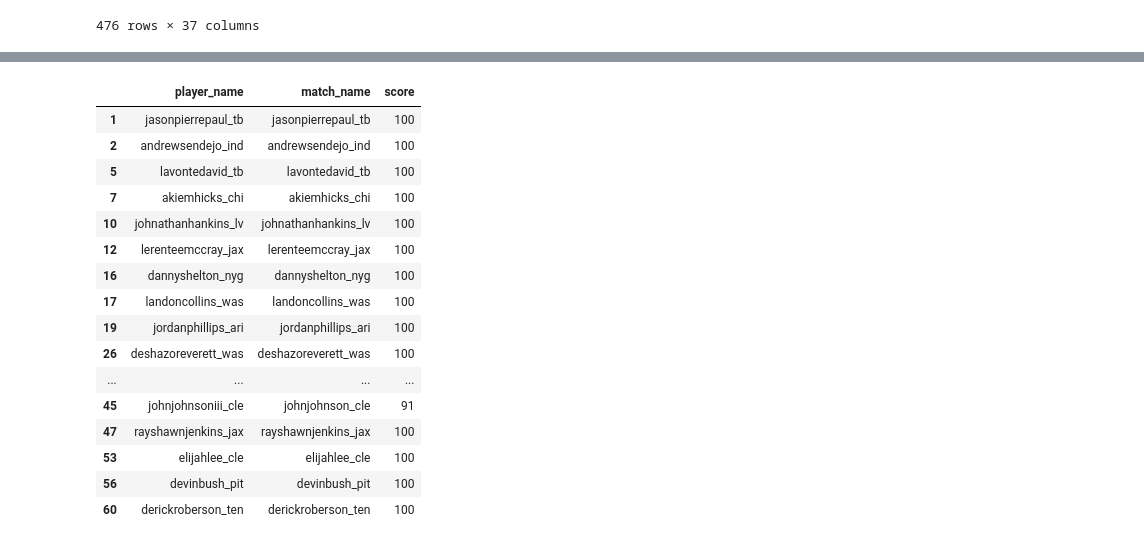
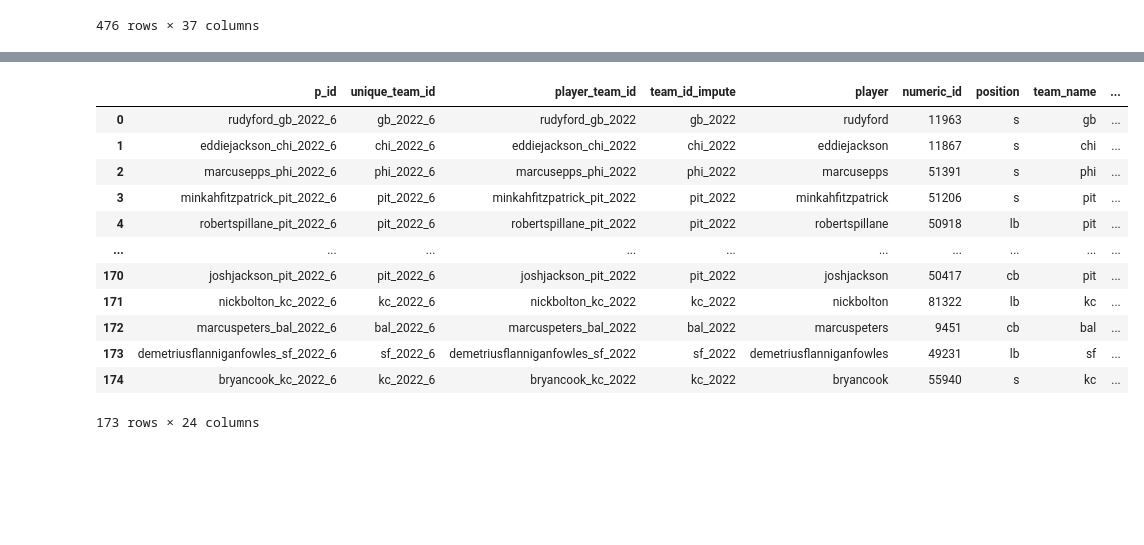
Before and after one commit to ajakks/nfl_models, a Jupyter notebook: create_player_pools_2022.ipynb, the cells around one changed output, grey strips where cells are left out. Drawn from its saved outputs; the diff is of its cells as text; code cells hidden in the pictures; blank space fills up the shorter version.

```diff
--- a/create_player_pools_2022.ipynb
+++ b/create_player_pools_2022.ipynb
@@ -405,6 +391,7 @@ nfl_injuries.columns = [x.lower() for x in nfl_injuries.columns]
 nfl_injuries = nfl_injuries[nfl_injuries['tm'] != 'FA']
 nfl_injuries.drop_duplicates(subset=['player','tm','pos'], keep='first', inplace=True)
 nfl_injuries['player'] = nfl_injuries.apply(lambda df: clean_name(df), axis=1)
+nfl_injuries['year'] = 2022
 
 
 def clean_non_player_dfs(df):
@@ -419,6 +406,10 @@ def clean_non_player_dfs(df):
     df['pos'] = df['pos'].map(cleaning_dicts.pos_dict).fillna(df['pos'])
 
     df.insert(0, "player_team", (df['player']+'_'+df['team_name']))
+    ##add player_team_id## into the nfl_injuries cleaning function ###
+    df.insert(1, "player_team_id", (df['player']+'_'+df['team_name']+'_'+df['year']))
+
+
     return df
 
 nfl_injuries = clean_non_player_dfs(nfl_injuries)
@@ -555,3 +721,48 @@ rush_std_new.head().T
+# %%
+passing_depth_new = passing_depth_new[~passing_depth_new['player_team_id'].isin(injured_players_list['match_name'])]
+passing_allowed_pressure_new = passing_allowed_pressure_new[~passing_allowed_pressure_new['player_team_id'].isin(injured_players_list['match_name'])]
+passing_pressure_new = passing_pressure_new[~passing_pressure_new['player_team_id'].isin(injured_players_list['match_name'])]
+passing_concept_new = passing_concept_new[~passing_concept_new['player_team_id'].isin(injured_players_list['match_name'])]
+time_in_pocket_new = time_in_pocket_new[~time_in_pocket_new['player_team_id'].isin(injured_players_list['match_name'])]
+passing_summ_conc_new= passing_summ_conc_new[~passing_summ_conc_new['player_team_id'].isin(injured_players_list['match_name'])]
+
+
+rec_summ_conc = rec_summ_conc[~rec_summ_conc['player_team_id'].isin(injured_players_list['match_name'])]
+receiving_concept =receiving_concept[~receiving_concept['player_team_id'].isin(injured_players_list['match_name'])]
+receiving_depth = receiving_depth[~receiving_depth['player_team_id'].isin(injured_players_list['match_name'])]
+receiving_scheme = receiving_scheme[~receiving_scheme['player_team_id'].isin(injured_players_list['match_name'])]
+
+rush_summ_conc = rush_summ_conc[~rush_summ_conc['player_team_id'].isin(injured_players_list['match_name'])]
+
+block_summ_conc = block_summ_conc[~block_summ_conc['player_team_id'].isin(injured_players_list['match_name'])]
+offense_pass_blocking = offense_pass_blocking[~offense_pass_blocking['player_team_id'].isin(injured_players_list['match_name'])]
+offense_run_blocking = offense_run_blocking[~offense_run_blocking['player_team_id'].isin(injured_players_list['match_name'])]
+
+def_summ_conc = def_summ_conc[~def_summ_conc['player_team_id'].isin(injured_players_list['match_name'])]
+pass_rush_summary = pass_rush_summary[~pass_rush_summary['player_team_id'].isin(injured_players_list['match_name'])]
+run_defense_summary = run_defense_summary[~run_defense_summary['player_team_id'].isin(injured_players_list['match_name'])]
+defense_coverage_scheme = defense_coverage_scheme[~defense_coverage_scheme['player_team_id'].isin(injured_players_list['match_name'])]
+defense_coverage_summary = defense_coverage_summary[~defense_coverage_summary['player_team_id'].isin(injured_players_list['match_name'])]
+slot_coverage = slot_coverage[~slot_coverage['player_team_id'].isin(injured_players_list['match_name'])]
+
+st_kickers = st_kickers[~st_kickers['player_team_id'].isin(injured_players_list['match_name'])]
+#st_punters = st_punters[~st_punters['player_team_id'].isin(injured_players_list['match_name'])]
+# %%
+slot_coverage
+# %% [output]
+|  | p_id | unique_team_id | player_team_id | team_id_impute | player | numeric_id | position | team_name | ... |
+| 0 | rudyford_gb_2022_6 | gb_2022_6 | rudyford_gb_2022 | gb_2022 | rudyford | 11963 | s | gb | ... |
+| 1 | eddiejackson_chi_2022_6 | chi_2022_6 | eddiejackson_chi_2022 | chi_2022 | eddiejackson | 11867 | s | chi | ... |
+| 2 | marcusepps_phi_2022_6 | phi_2022_6 | marcusepps_phi_2022 | phi_2022 | marcusepps | 51391 | s | phi | ... |
+| 3 | minkahfitzpatrick_pit_2022_6 | pit_2022_6 | minkahfitzpatrick_pit_2022 | pit_2022 | minkahfitzpatrick | 51206 | s | pit | ... |
+| 4 | robertspillane_pit_2022_6 | pit_2022_6 | robertspillane_pit_2022 | pit_2022 | robertspillane | 50918 | lb | pit | ... |
+| ... | ... | ... | ... | ... | ... | ... | ... | ... | ... |
+| 170 | joshjackson_pit_2022_6 | pit_2022_6 | joshjackson_pit_2022 | pit_2022 | joshjackson | 50417 | cb | pit | ... |
+| 171 | nickbolton_kc_2022_6 | kc_2022_6 | nickbolton_kc_2022 | kc_2022 | nickbolton | 81322 | lb | kc | ... |
+| 172 | marcuspeters_bal_2022_6 | bal_2022_6 | marcuspeters_bal_2022 | bal_2022 | marcuspeters | 9451 | cb | bal | ... |
+| 173 | demetriusflanniganfowles_sf_2022_6 | sf_2022_6 | demetriusflanniganfowles_sf_2022 | sf_2022 | demetriusflanniganfowles | 49231 | lb | sf | ... |
+| 174 | bryancook_kc_2022_6 | kc_2022_6 | bryancook_kc_2022 | kc_2022 | bryancook | 55940 | s | kc | ... |
+173 rows × 24 columns
 # %%
 ## Add this for dummy adj comp percentage columns
 #qb_standard_new['adj_perc'] = 0
@@ -608,20 +769,0 @@ def_standard_new_match = def_standard_new_match[def_standard_new_match['score']
-# %%
-def_standard_new_match.head(n=20)
-# %% [output]
-|  | player_name | match_name | score |
-| 1 | jasonpierrepaul_tb | jasonpierrepaul_tb | 100 |
-| 2 | andrewsendejo_ind | andrewsendejo_ind | 100 |
-| 5 | lavontedavid_tb | lavontedavid_tb | 100 |
-| 7 | akiemhicks_chi | akiemhicks_chi | 100 |
-| 10 | johnathanhankins_lv | johnathanhankins_lv | 100 |
-| 12 | lerenteemccray_jax | lerenteemccray_jax | 100 |
-| 16 | dannyshelton_nyg | dannyshelton_nyg | 100 |
-| 17 | landoncollins_was | landoncollins_was | 100 |
-| 19 | jordanphillips_ari | jordanphillips_ari | 100 |
-| 26 | deshazoreverett_was | deshazoreverett_was | 100 |
-| ... | ... | ... | ... |
-| 45 | johnjohnsoniii_cle | johnjohnson_cle | 91 |
-| 47 | rayshawnjenkins_jax | rayshawnjenkins_jax | 100 |
-| 53 | elijahlee_cle | elijahlee_cle | 100 |
-| 56 | devinbush_pit | devinbush_pit | 100 |
-| 60 | derickroberson_ten | derickroberson_ten | 100 |
```
Also changed, not shown: parts of 34 cells of this notebook.
